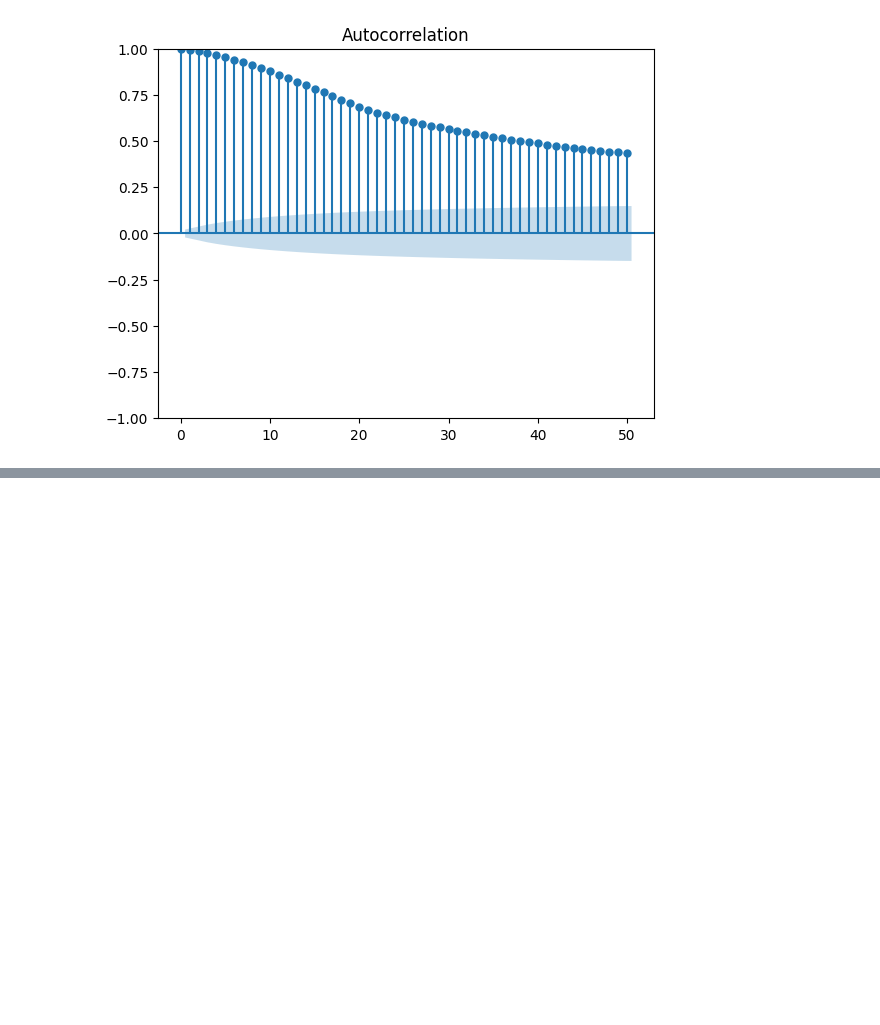
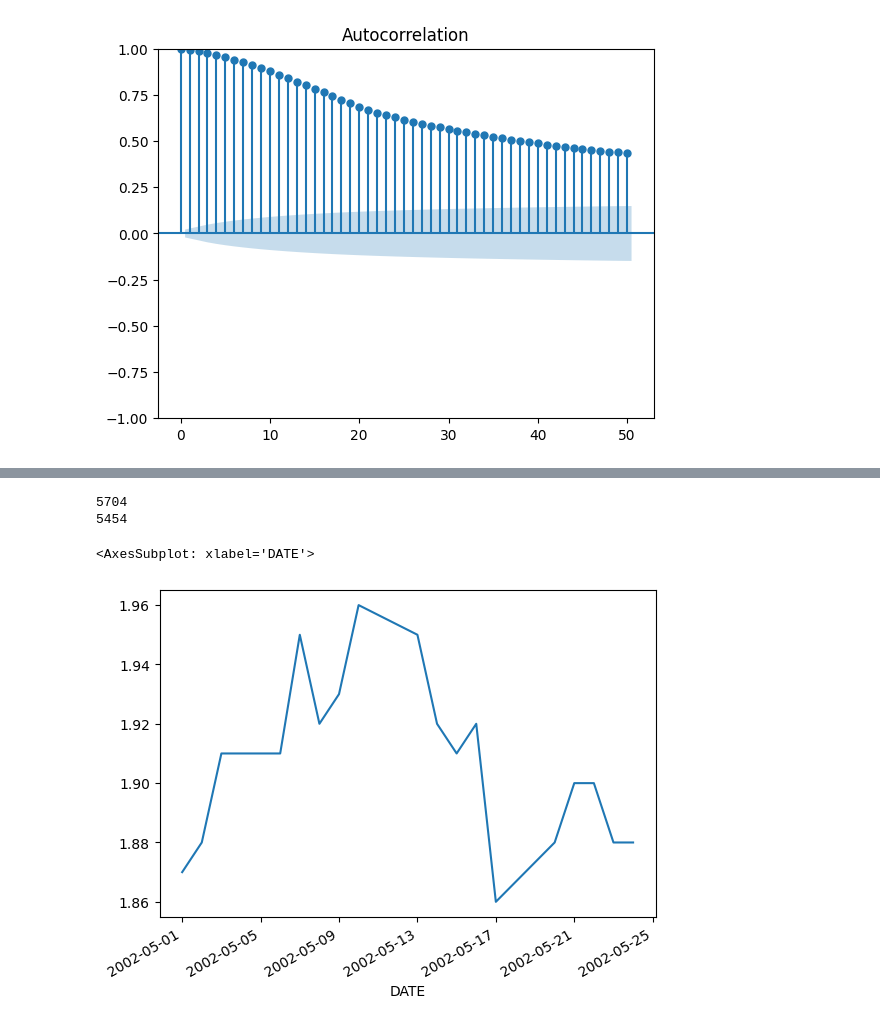
Before and after one commit to anastasiosyal/quantowl, a Jupyter notebook: autocorrelation/main.ipynb, the cells around one changed output, grey strips where cells are left out. Drawn from its saved outputs; the diff is of its cells as text; code cells hidden in the pictures; blank space fills up the shorter version.

```diff
--- a/autocorrelation/main.ipynb
+++ b/autocorrelation/main.ipynb
@@ -115,0 +140,15 @@ plot_acf(x=df["real_vol"].dropna().values.squeeze(), lags=50)
+# %%
+data = pdr.DataReader(['T10Y2Y', 'U4RATE'], 'fred', start, end)
+data['U4RATE'].ffill(inplace=True)
+diff_yoy_kernel = np.zeros(251)
+diff_yoy_kernel[0] = 1
+diff_yoy_kernel[-1] = -1
+diff = np.convolve(data["T10Y2Y"], diff_yoy_kernel, "same")
+print(len(diff))
+data['BondTrend'] = diff
+data['BondTrend'].plot()
+# %% [output]
+5704
+5454
+<AxesSubplot: xlabel='DATE'>
+[figure, added]
```
Also changed, not shown: parts of 4 cells of this notebook.
